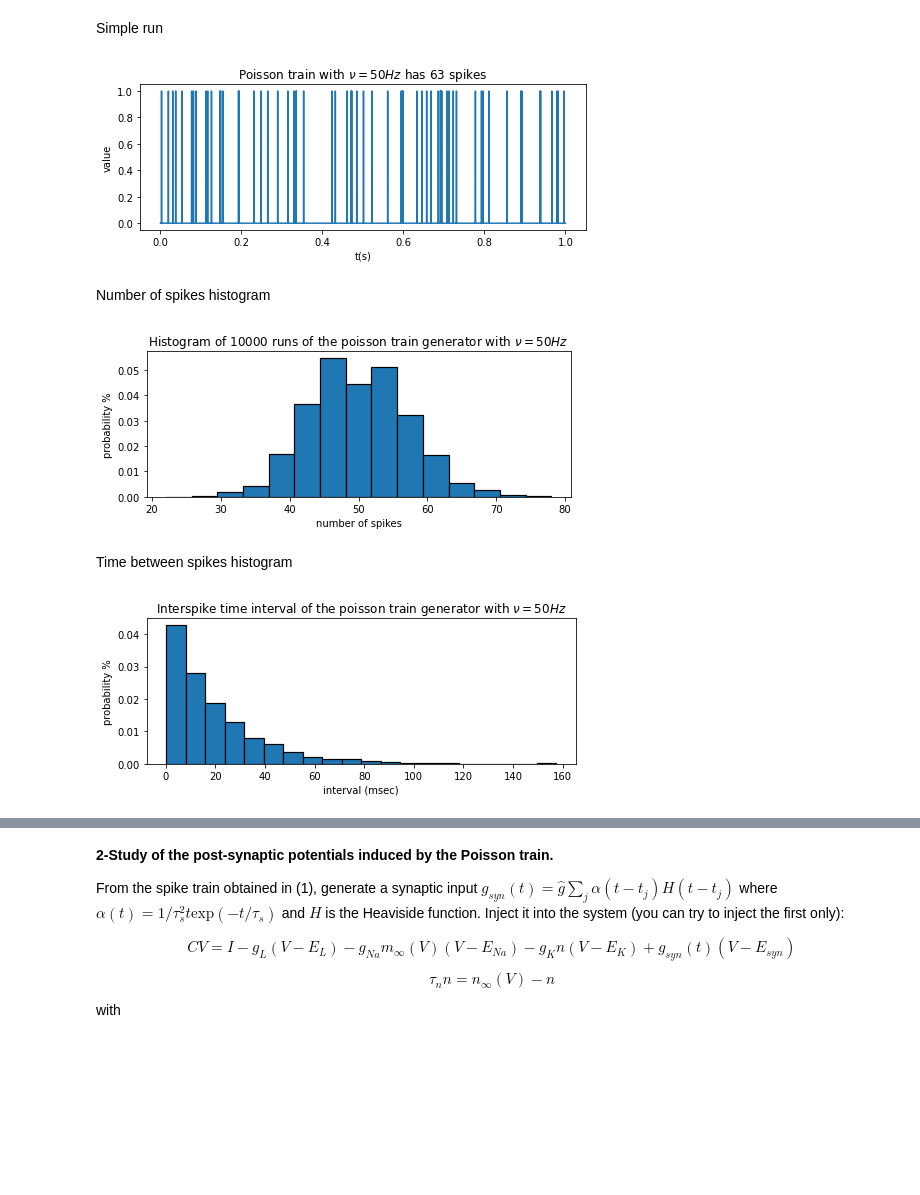
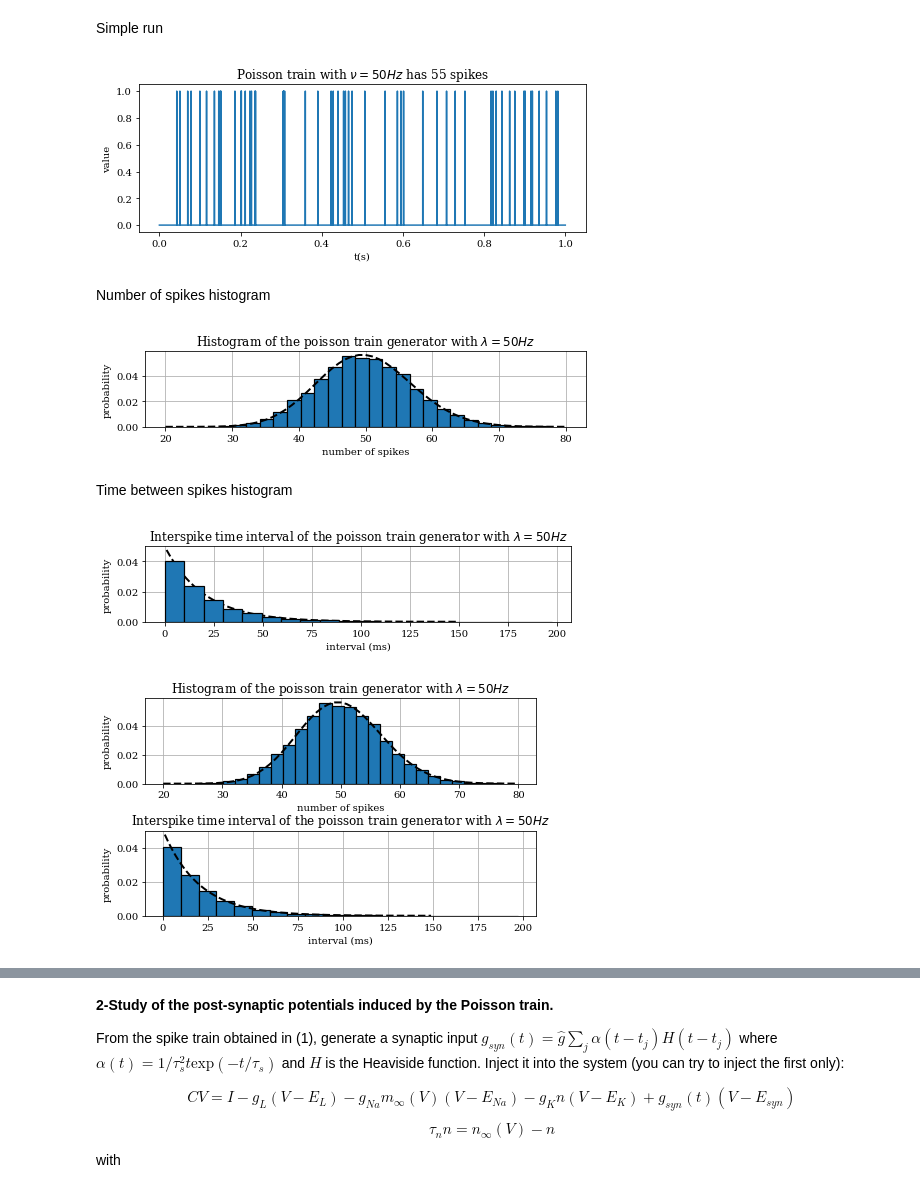
Before and after one commit to jaumecolomhernandez/mmb-mathneuroscience2, a Jupyter notebook: conductance-based-network.ipynb, the cells around one changed output, grey strips where cells are left out. Saved outputs shown, nothing was run; the diff lists cells and outputs as text; code cells hidden in the pictures; blank space fills up the shorter version.

Commit message:
Added plots and modified nbs

```diff
--- a/conductance-based-network.ipynb
+++ b/conductance-based-network.ipynb
@@ -18,6 +18,10 @@ For more information, see these notes by David Heeger (NYU).
 import scipy as sp
 import numpy as np
 import matplotlib.pyplot as plt
+import matplotlib
+matplotlib.rcParams.update({
+    'font.family': 'serif',
+})
 # %% [markdown]
 Simple run
 # %%
@@ -36,7 +40,7 @@ ax.set(title=f"Poisson train with $ν = 50Hz$ has {np.sum(spikes)} spikes",
 fig.tight_layout()
 fig.show()
 # %% [output]
-[figure, old version]
+[figure, new version]
 # %% [markdown]
 Number of spikes histogram
 # %%
@@ -53,13 +59,23 @@ for i in range(n_runs):
+# %%
+index = list(np.linspace(20,80,80-20+1).astype(int))
+ab= []
+for i in range(20,81):
+    val = np.e**(-50)*(50**i)/(factorial(i))
+    ab.append(val)
 # %%
-fig, ax = plt.subplots(figsize=(7,3))
-ax.hist(results,15,density=True,edgecolor='black', linewidth=1.2)
-ax.set(title=f"Histogram of {n_runs} runs of the poisson train generator with $ν = 50Hz$",
+fig, ax = plt.subplots(figsize=(7,2))
+ax.grid(zorder=0)
+ax.hist(results,25,density=True,edgecolor='black', color='tab:blue', linewidth=1.2, zorder=2)
+ax.plot(index, ab, c='black', lw=2, ls='--')
+ax.set(title=f"Histogram of the poisson train generator with $\lambda = 50Hz$",
        xlabel="number of spikes",
-       ylabel="probability %")
+       ylabel="probability")
+
+
 fig.tight_layout()
-fig.show()
+plt.savefig('./img/poisson_hist.pdf',  bbox_inches = "tight")
 # %% [output]
-[figure, old version]
+[figure, new version]
 # %% [markdown]
 Time between spikes histogram
 # %%
@@ -78,13 +99,36 @@ intervals = np.concatenate(intervals).ravel()
 # %%
-fig, ax = plt.subplots(figsize=(7,3))
-ax.hist(intervals*0.1,20,density=True,edgecolor='black', linewidth=1.2)
-ax.set(title=f"Interspike time interval of the poisson train generator with $ν = 50Hz$",
-       xlabel="interval (msec)",
-       ylabel="probability %")
+fig, ax = plt.subplots(figsize=(7,2))
+ax.grid(zorder=0)
+ax.hist(intervals*0.1,20,density=True,edgecolor='black', linewidth=1.2, zorder=3)
+ax.plot(range(1,150), a, c='black', lw=2, ls='--')
+ax.set(title=f"Interspike time interval of the poisson train generator with $\lambda = 50Hz$",
+       xlabel="interval (ms)",
+       ylabel="probability")
 fig.tight_layout()
-fig.show()
+plt.savefig('./img/ISI_hist.pdf',  bbox_inches = "tight")
 # %% [output]
-[figure, old version]
+[figure, new version]
+# %%
+fig, ax = plt.subplots(2,1,figsize=(7,4), gridspec_kw={'hspace':0.55 })
+
+ax[0].grid(zorder=0)
+ax[0].hist(results,25,density=True,edgecolor='black', color='tab:blue', linewidth=1.2, zorder=2)
+ax[0].plot(index, ab, c='black', lw=2, ls='--')
+ax[0].set(title=f"Histogram of the poisson train generator with $\lambda = 50Hz$",
+       xlabel="number of spikes",
+       ylabel="probability")
+
+ax[1].grid(zorder=0)
+ax[1].hist(intervals*0.1,20,density=True,edgecolor='black', linewidth=1.2, zorder=3)
+ax[1].plot(range(1,150), a, c='black', lw=2, ls='--', zorder=4)
+ax[1].set(title=f"Interspike time interval of the poisson train generator with $\lambda = 50Hz$",
+       xlabel="interval (ms)",
+       ylabel="probability")
+
+fig.tight_layout()
+plt.savefig('./img/poisson_hist.pdf',  bbox_inches = "tight")
+# %% [output]
+[figure, added]
 # %%
 def spike_train(d, rate, dt):
     """ Generates Poisson delta train
```
Also changed, not shown: parts of 29 cells of this notebook, 23 other files.
